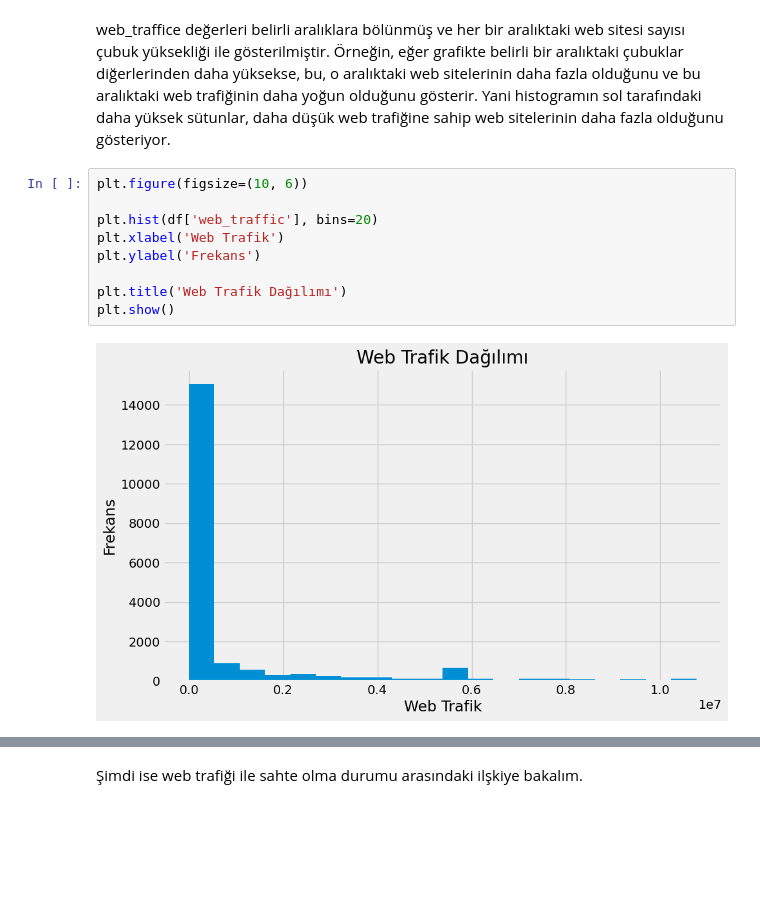
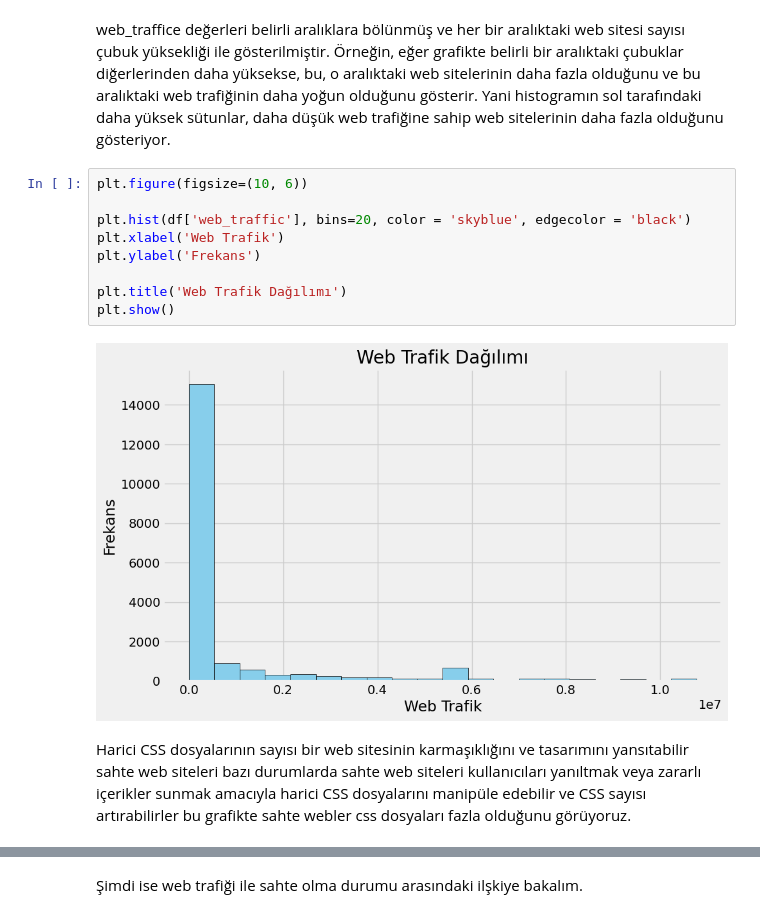
Before and after one commit to Phishbust/datanalysisandmodeling, a Jupyter notebook: data.ipynb, the cells around one changed output, grey strips where cells are left out. Saved outputs shown, nothing was run; the diff lists cells and outputs as text; blank space fills up the shorter version.

```diff
--- a/data.ipynb
+++ b/data.ipynb
@@ -179,11 +195,13 @@ plt.show()
 # %%
 plt.figure(figsize=(10, 6))
 
-plt.hist(df['web_traffic'], bins=20)
+plt.hist(df['web_traffic'], bins=20, color = 'skyblue', edgecolor = 'black')
 plt.xlabel('Web Trafik')
 plt.ylabel('Frekans')
 
 plt.title('Web Trafik Dağılımı')
 plt.show()
 # %% [output]
-[figure, old version]
+[figure, new version]
+# %% [markdown]
+<bold>Harici CSS dosyalarının sayısı bir web sitesinin karmaşıklığını ve tasarımını yansıtabilir sahte web siteleri bazı durumlarda sahte web siteleri kullanıcıları yanıltmak veya zararlı içerikler sunmak amacıyla harici CSS dosyalarını manipüle edebilir ve CSS sayısı artırabilirler bu grafikte sahte webler css dosyaları fazla olduğunu görüyoruz.</bold>
```
Also changed, not shown: parts of 35 cells of this notebook.
